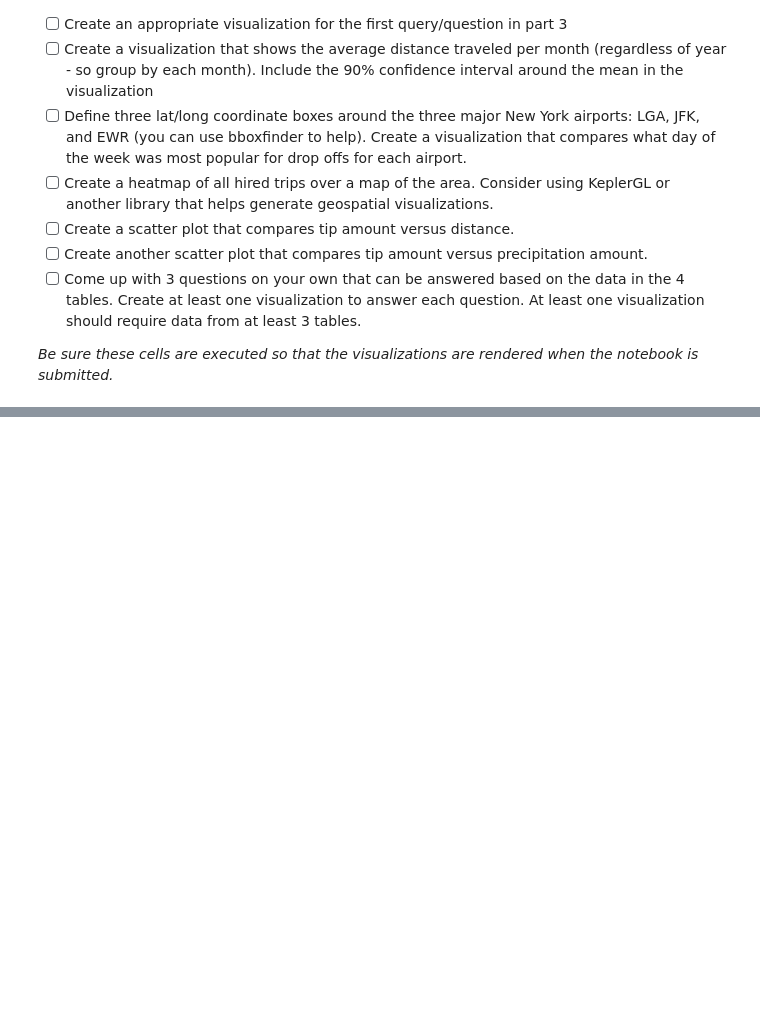
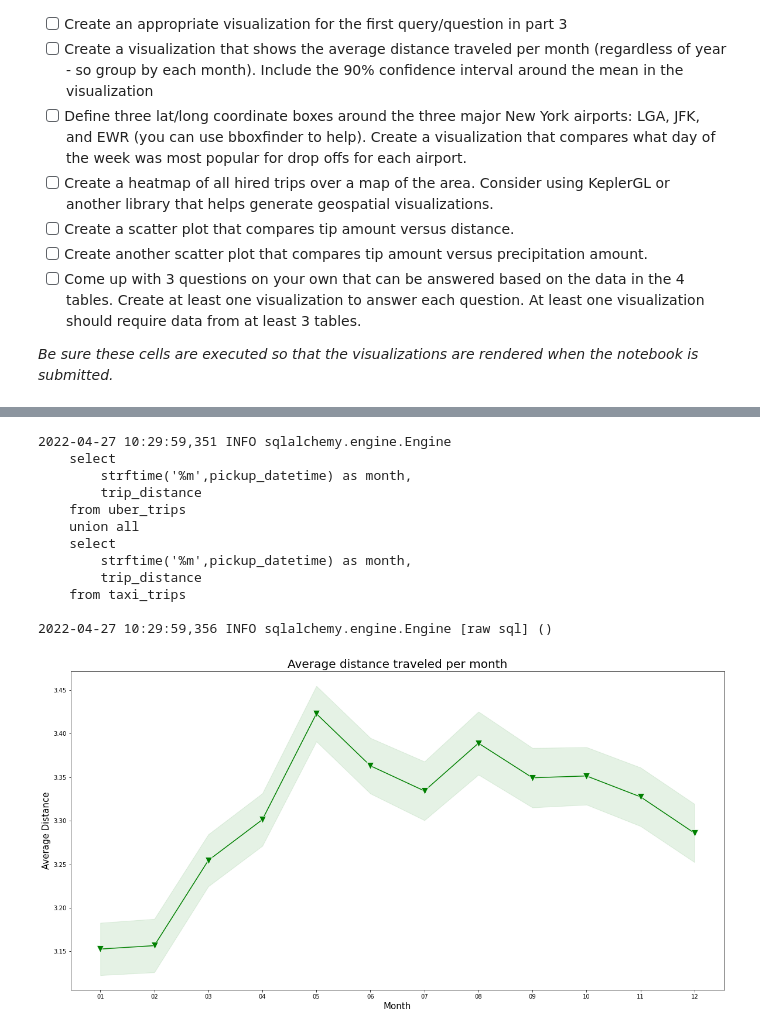
Before and after one commit to MissHela/PYFinalProject, a Jupyter notebook: Final_Project.ipynb, the cells around one changed output, grey strips where cells are left out. Cells and saved outputs as stored; diff of their text form; code cells hidden in the pictures; blank space fills up the shorter version.

```diff
--- a/Final_Project.ipynb
+++ b/Final_Project.ipynb
@@ -675,0 +1008,46 @@ plot_visual_n(some_dataframe)
+# %%
+def avg_distance_per_month():
+    # process data
+    sql_code = """
+    select
+        strftime('%m',pickup_datetime) as month,
+        trip_distance
+    from uber_trips
+    union all
+    select
+        strftime('%m',pickup_datetime) as month,
+        trip_distance
+    from taxi_trips
+    """
+    df_distance= pd.DataFrame(engine.execute(sql_code).fetchall())
+    df_avg_distance = df_distance.groupby('month')['trip_distance'].agg(['mean', 'std', 'size']).reset_index()
+    # calculate 90% confidence interval
+    df_avg_distance['t_value'] = df_avg_distance['size'].apply(lambda x: spst.t.ppf((1+0.9)/2, x-1))
+    df_avg_distance['CI(left)'] = df_avg_distance['mean'] - df_avg_distance['t_value'] * df_avg_distance['std'] / df_avg_distance['size']**(1/2)
+    df_avg_distance['CI(right)'] = df_avg_distance['mean'] + df_avg_distance['t_value'] * df_avg_distance['std'] / df_avg_distance['size']**(1/2)
+    # plot
+    figure, axes = plt.subplots(figsize=(20, 10))
+    sns.lineplot(x='month', y='mean', data=df_avg_distance, color='g', marker='v', markersize=12)
+    plt.xlabel('Month', fontsize=15)
+    plt.ylabel('Average Distance', fontsize=15)
+    axes.set_title("Average distance traveled per month", fontsize=20)
+    axes.fill_between(df_avg_distance['month'],
+                    df_avg_distance['CI(left)'],
+                    df_avg_distance['CI(right)'], color='g', alpha=.1)
+    plt.show()
+# %%
+avg_distance_per_month()
+# %% [output]
+2022-04-27 10:29:59,351 INFO sqlalchemy.engine.Engine
+    select
+        strftime('%m',pickup_datetime) as month,
+        trip_distance
+    from uber_trips
+    union all
+    select
+        strftime('%m',pickup_datetime) as month,
+        trip_distance
+    from taxi_trips
+
+2022-04-27 10:29:59,356 INFO sqlalchemy.engine.Engine [raw sql] ()
+[figure, added]
```
Also changed, not shown: parts of 63 cells of this notebook.
